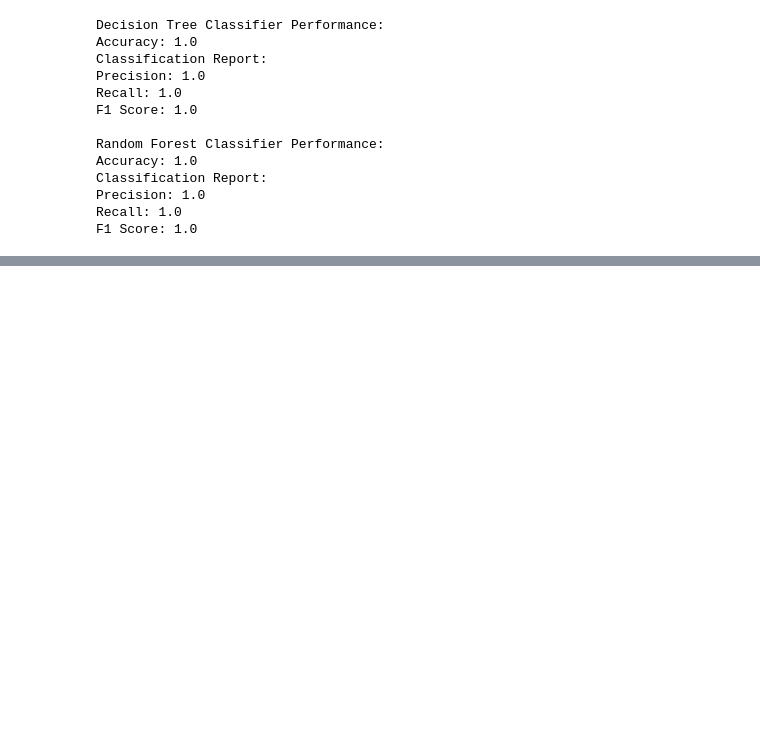
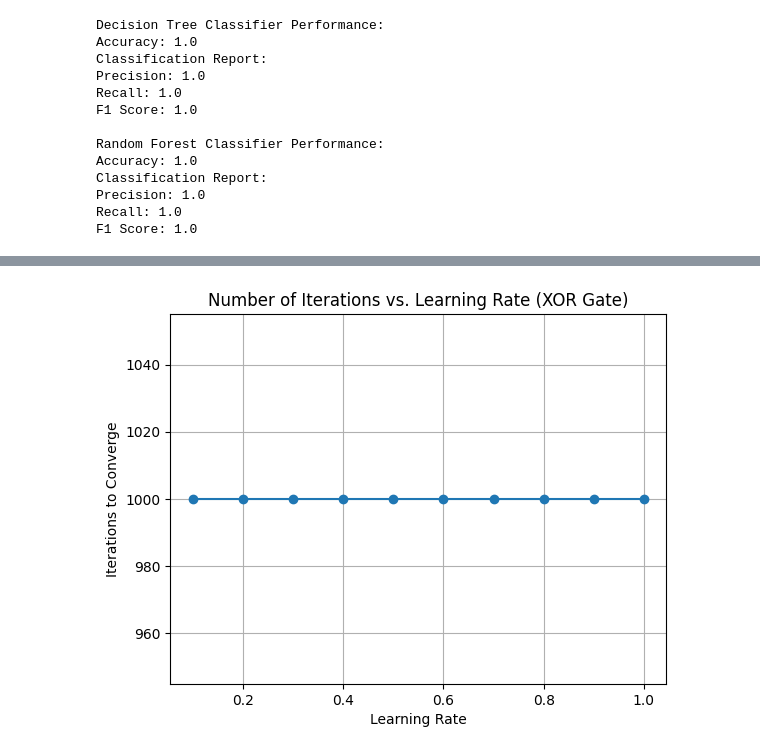
Before and after one commit to prajna1803/Face-Mask-Detection, a Jupyter notebook: lab_21164 (2).ipynb, the cells around one changed output, grey strips where cells are left out. Cells and saved outputs as stored; diff of their text form; code cells hidden in the pictures; blank space fills up the shorter version.

```diff
--- a/lab_21164 (2).ipynb
+++ b/lab_21164 (2).ipynb
@@ -16,0 +149,7 @@ from sklearn.metrics import accuracy_score, precision_score, recall_score, f1_sc
+# %%
+import numpy as np
+from sklearn.model_selection import train_test_split
+x = df.drop("label",axis=1)
+y = df["label"]
+
+x_train, x_test, y_train, y_test = train_test_split(x, y, test_size=0.3)
@@ -335,0 +1203,64 @@ plt.show()
+# %%
+import numpy as np
+import matplotlib.pyplot as plt
+
+# Initialize weights and initial learning rates
+initial_weights = np.array([10, 0.2, -0.75])
+learning_rates = np.arange(0.1, 1.1, 0.1)
+convergence_iterations = []
+
+# Training data (replace these ellipsis with your actual input data and targets)
+training_inputs = np.array([[0, 0], [0, 1], [1, 0], [1, 1]])  # Example inputs for XOR gate
+training_targets = np.array([0, 1, 1, 0])  # Corresponding targets for XOR gate
+
+# Activation function (step function)
+def step_function(x):
+    return 1 if x >= 0 else 0
+
+# Generic perceptron training function
+def perceptron(learning_rate, max_epochs):
+    weights = initial_weights.copy()
+    converged = False
+
+    for epoch in range(max_epochs):
+        error_sum = 0
+
+        for i, input_data in enumerate(training_inputs):
+            # Compute the weighted sum
+            weighted_sum = np.dot(input_data, weights[1:]) + weights[0]
+
+            # Apply the step activation function
+            prediction = step_function(weighted_sum)
+
+            # Update the weights
+            error = training_targets[i] - prediction
+            weights[1:] += learning_rate * error * input_data
+            weights[0] += learning_rate * error
+
+            error_sum += error ** 2
+
+        # Check for convergence (no errors)
+        if error_sum == 0:
+            converged = True
+            break
+
+    return converged, epoch + 1
+
+# Run perceptron for each learning rate and record the number of iterations
+for learning_rate in learning_rates:
+    max_epochs = 1000  # Maximum number of epochs to avoid infinite loop
+    converged, iterations = perceptron(learning_rate, max_epochs)
+    if converged:
+        convergence_iterations.append(iterations)
+    else:
+        convergence_iterations.append(max_epochs)  # Maximum iterations if not converged
+
+# Plot the number of iterations vs. learning rates
+plt.plot(learning_rates, convergence_iterations, marker='o')
+plt.xlabel('Learning Rate')
+plt.ylabel('Iterations to Converge')
+plt.title('Number of Iterations vs. Learning Rate (XOR Gate)')
+plt.grid()
+plt.show()
+# %% [output]
+[figure, added]
```
Also changed, not shown: parts of 36 cells of this notebook.
